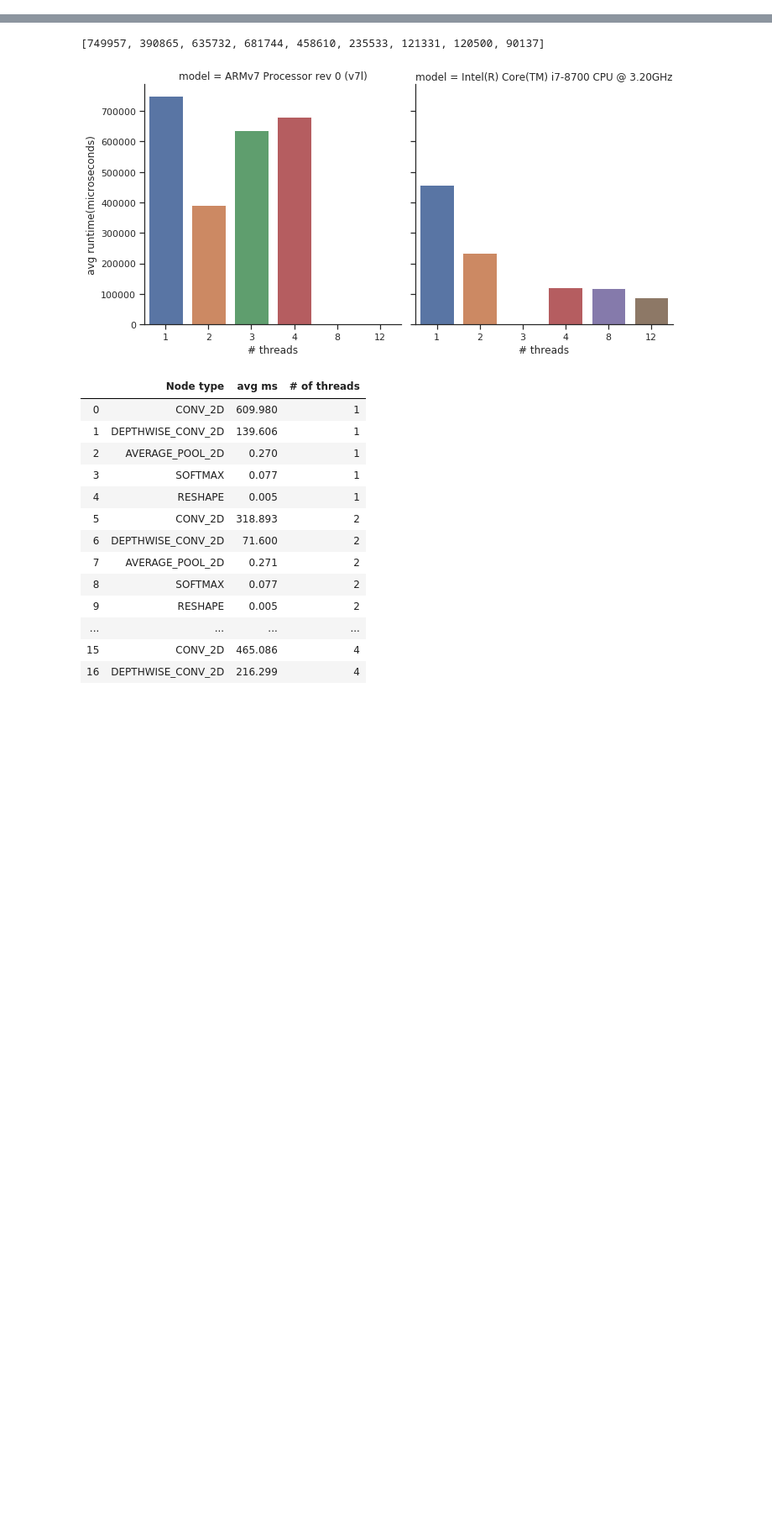
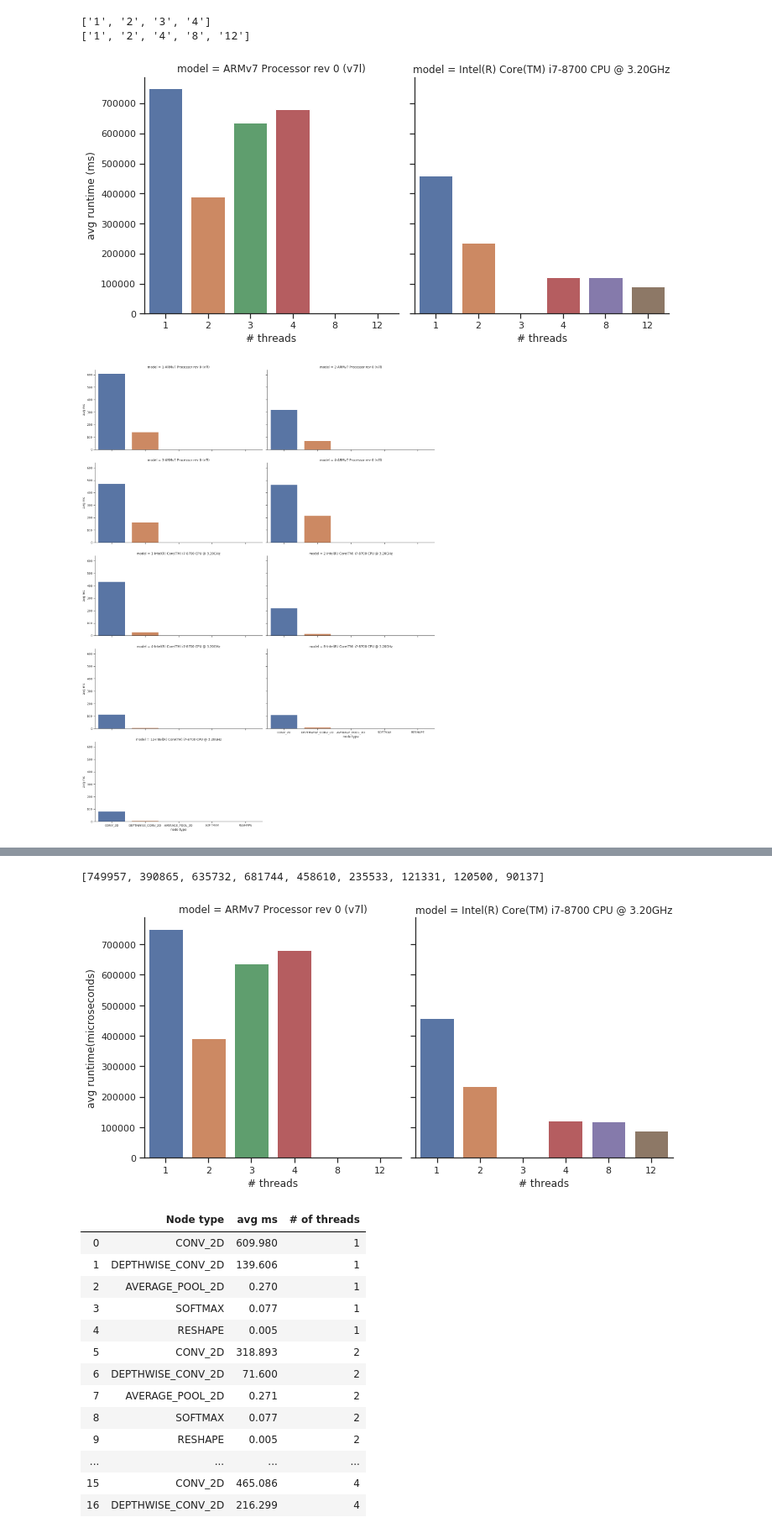
Before and after one commit to tflite-soc/benchmarking-models, a Jupyter notebook: plot_data.ipynb, the cells around one changed output, grey strips where cells are left out. Shown: that part at 84% size. Drawn from its saved outputs; the diff is of its cells as text; code cells hidden in the pictures; blank space fills up the shorter version.

```diff
--- a/plot_data.ipynb
+++ b/plot_data.ipynb
@@ -8,0 +109,15 @@ sns.set(style="ticks")
+# %%
+def plotAll(files) :
+    datasets = getAllData(files)
+
+    sns.catplot("# threads", col="model", y="avg runtime (ms)", kind="bar", data=datasets[0])
+
+    sns.catplot("node type", y="avg ms", kind="bar", col = "model", data=datasets[1],
+                col_wrap=2, ci=None, aspect = 1.9)
+
+plotAll(files)
+# %% [output]
+['1', '2', '3', '4']
+['1', '2', '4', '8', '12']
+[figure, added]
+[figure, added]
```
Also changed, not shown: parts of 11 cells of this notebook.
